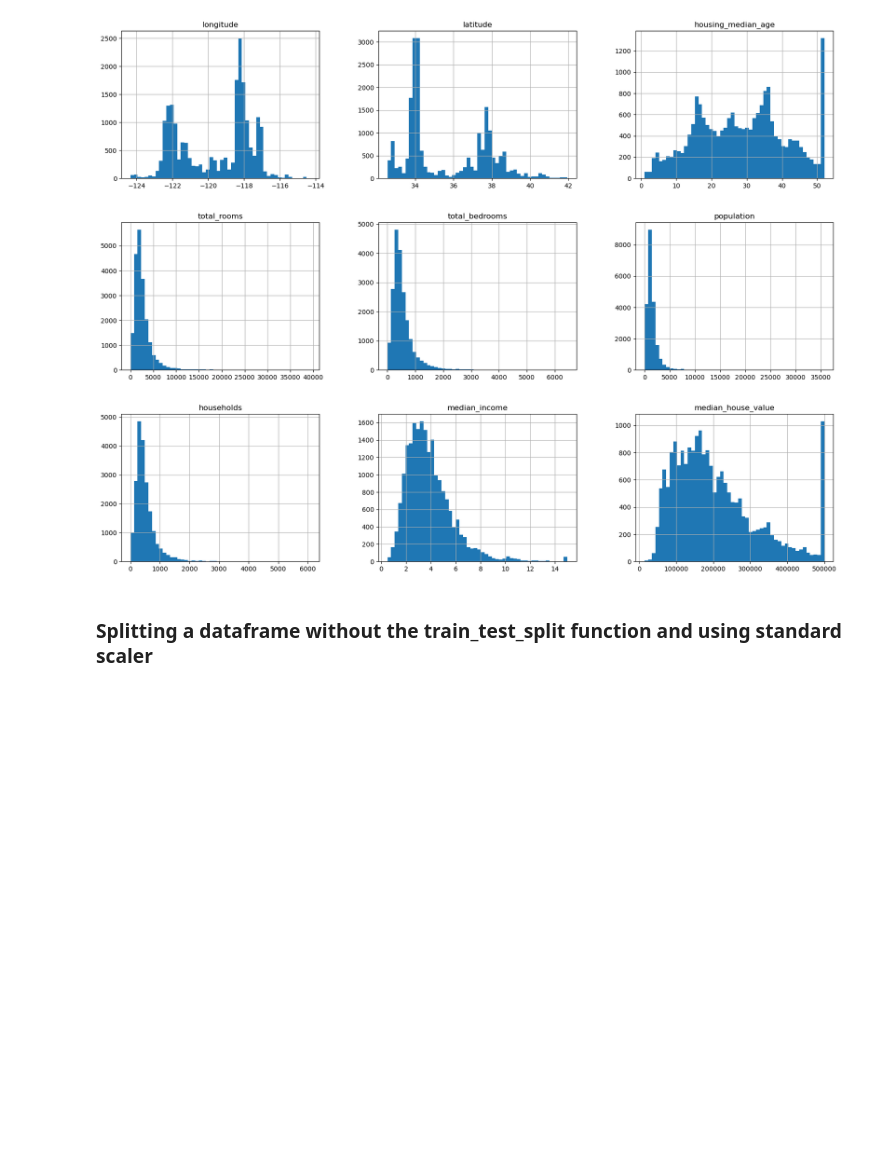
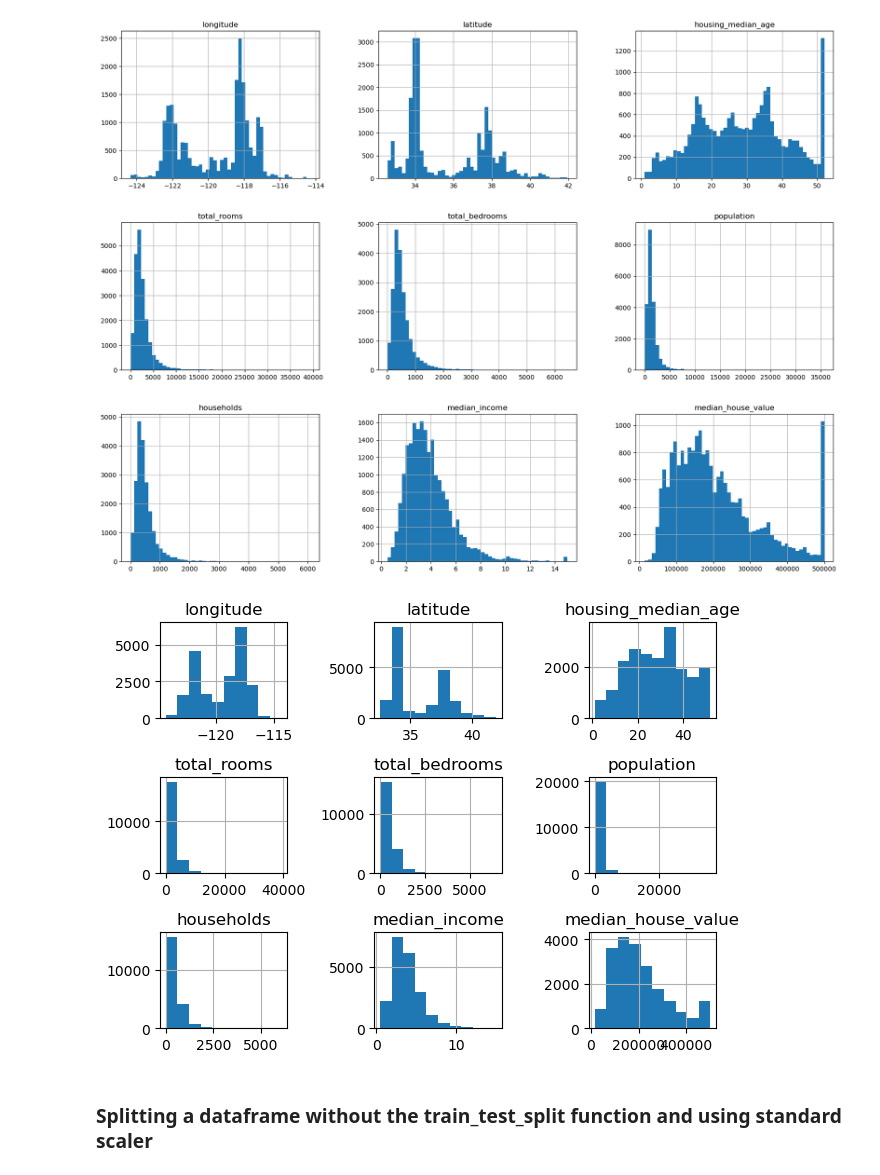
Before and after one commit to nishags83g/my-ai-learning, a Jupyter notebook: mylearnings.ipynb, the cells around one changed output. Drawn from its saved outputs; the diff is of its cells as text; code cells hidden in the pictures; blank space fills up the shorter version.

```diff
--- a/mylearnings.ipynb
+++ b/mylearnings.ipynb
@@ -292,6 +323,13 @@ array([[<Axes: title={'center': 'longitude'}>,
         <Axes: title={'center': 'median_income'}>,
         <Axes: title={'center': 'median_house_value'}>]], dtype=object)
 [figure]
+# %%
+#To plot historam of all numeric columns in a dataframe use dataframe.hist() and use plt.tight_layout() to adjust subplots
+#tight_layout adjusts the padding between and around subplots making it more readable.
+caHousing.hist()
+plt.tight_layout()
+# %% [output]
+[figure, added]
 # %% [markdown]
 ### Splitting a dataframe without the train_test_split function and using standard scaler
 # %%
```
Also changed, not shown: parts of 14 cells of this notebook.
